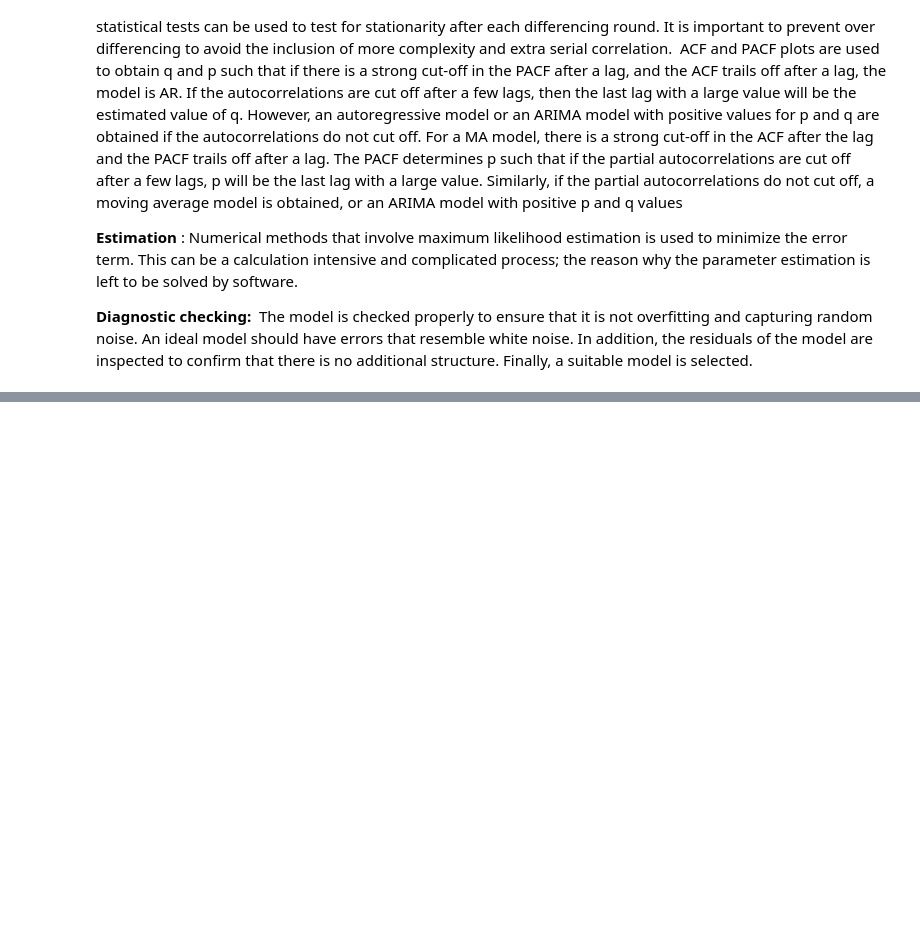
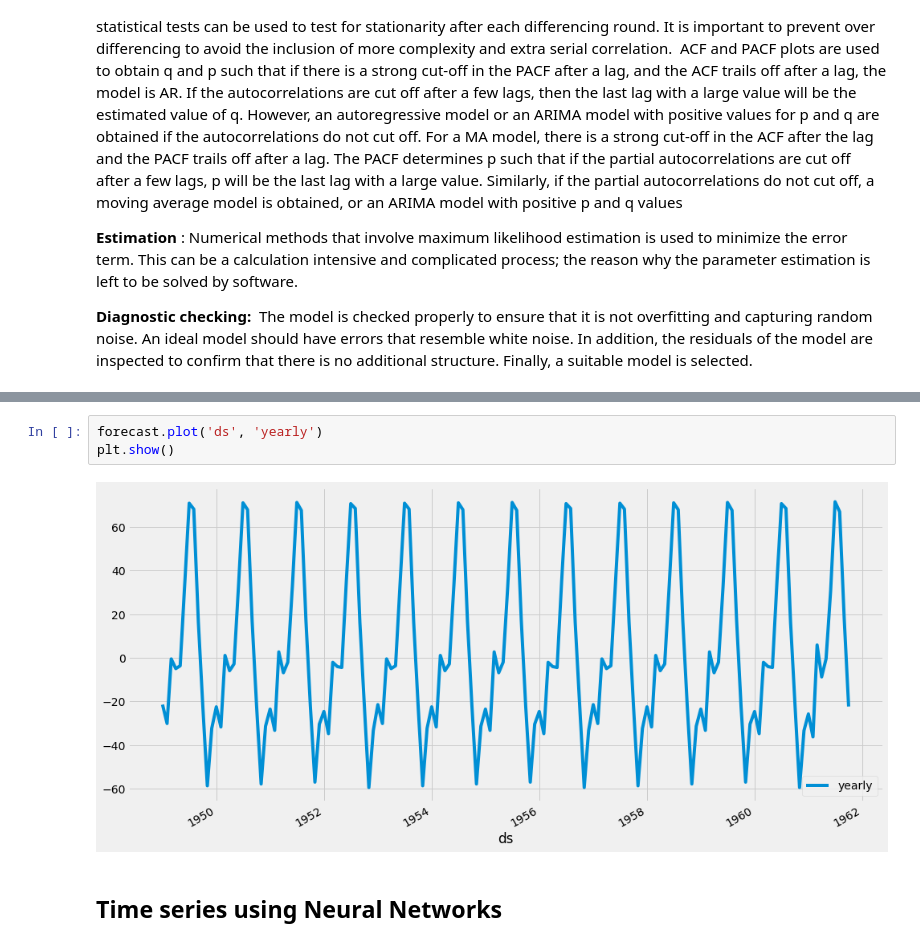
Before and after one commit to VictorOmondi1997/Time-Series-Analysis, a Jupyter notebook: Time Series Analysis.ipynb, the cells around one changed output, grey strips where cells are left out. Saved outputs shown, nothing was run; the diff lists cells and outputs as text; blank space fills up the shorter version.

Commit message:
Time Series at Scale

```diff
--- a/Time Series Analysis.ipynb
+++ b/Time Series Analysis.ipynb
@@ -476,0 +559,7 @@ This is a method  by George Box and Gwilym Jenkins that suggests that the proces
+# %%
+forecast.plot('ds', 'yearly')
+plt.show()
+# %% [output]
+[figure, added]
+# %% [markdown]
+## Time series using Neural Networks
```
Also changed, not shown: parts of 12 cells of this notebook.
